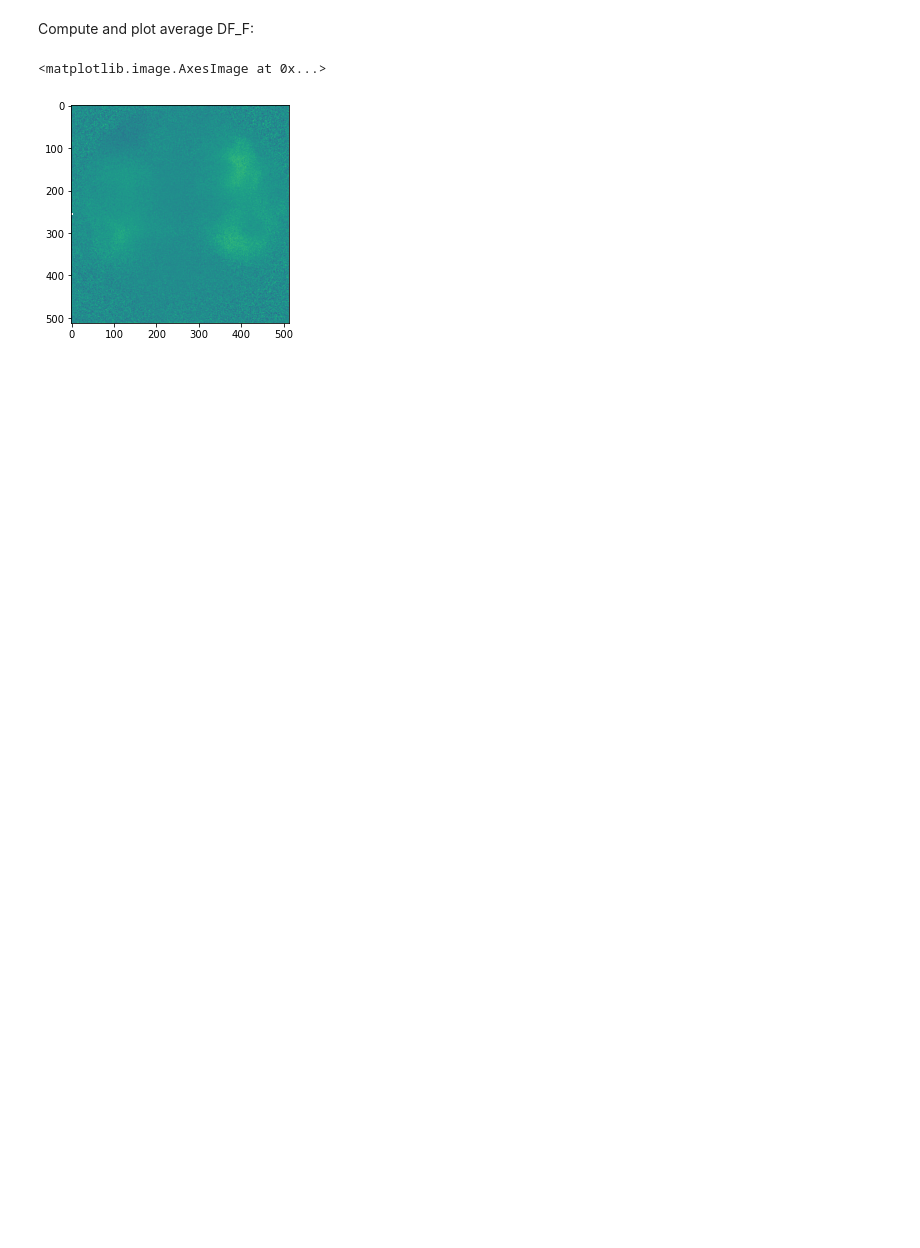
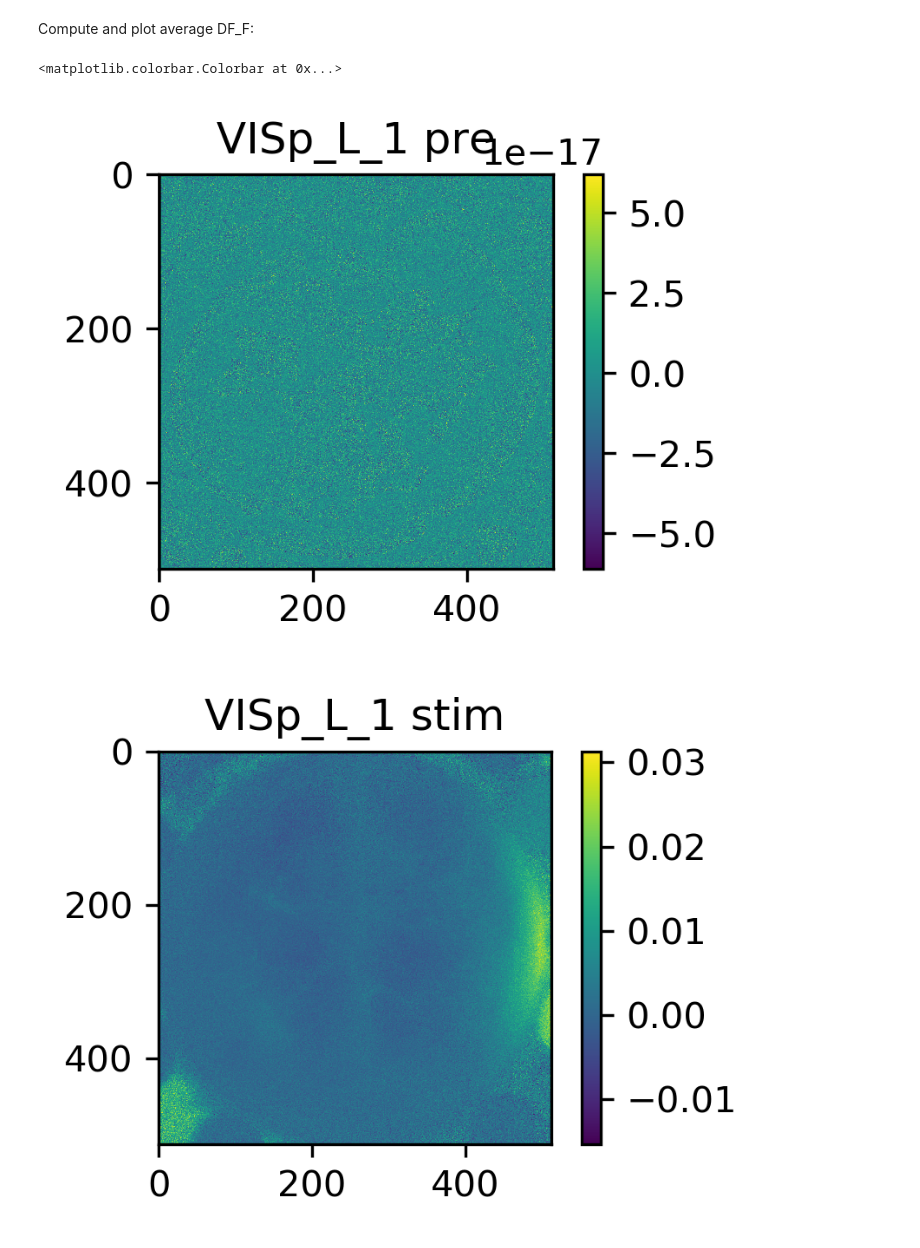
Before and after one commit to mattpanzeri/sensory_mapping, a Jupyter notebook: Scripts/compute_dff.ipynb, the cells around one changed output. Saved outputs shown, nothing was run; the diff lists cells and outputs as text; code cells hidden in the pictures; blank space fills up the shorter version.

```diff
--- a/Scripts/compute_dff.ipynb
+++ b/Scripts/compute_dff.ipynb
@@ -7,8 +7,8 @@ import cv2
 # %% [markdown]
 Put data paths here:
 # %%
-path_img = "W:/Neurophysiology-Storage1/Wahl/Matteo/07_12_2020/MRR/left_forelimb_1.tif"
-path_params = "W:/Neurophysiology-Storage1/Wahl/Matteo/07_12_2020/MRR/MRR_leftforelimb_Sensory_SensoryMapping1.json"
+path_img = "E:/matteo/2021_05_20/M10/VISp_L_1.tif"
+path_params = "E:/matteo/2021_05_20/M10/VISp_L_1.json"
 
 print("Loading data...")
 img_stack = tif.imread(path_img)
@@ -19,7 +22,7 @@ print("Done!")
 # %% [markdown]
 Extract frame timestamps:
 # %%
-data_sync = data_json["Synchronisation"]
+data_sync = np.array(data_json["Synchronisation"])
 t_sample = data_sync[:,0]   #change this to data_sync[:,0] when using data from sensory_mapping_v2.vi
 widefield = data_sync[:,1]  #change this to data_sync[:,1] when using data from sensory_mapping_v2.vi
 
@@ -56,7 +59,7 @@ number of frames in widefield: 2082 at 512x512 resolution
 Compute DF/F of imgages around stimuli onsets:
 # %%
 # determine stimulus type
-stim_type = data_json['Stimulus Type']
+stim_type = data_json['Stim Type']
 print("Stim type is %s." % stim_type)
 
 if stim_type == "Visual":
@@ -84,6 +87,6 @@ for i in range(len(stim_timestamps)):
     frame_onset = np.argwhere(frames_widefield>t_onset)[0][0]
     print("%i/%i, frame %i" % (i+1, len(stim_timestamps), frame_onset))
     before = img_stack[frame_onset-frames_pre:frame_onset,:,:]
-    F = np.mean(before, axis=0)
+    F = np.nanmean(before, axis=0)
     DF_F.append((img_stack[frame_onset-frames_pre:frame_onset+frames_stim+frames_post, :,:]-F)/F)
 # %% [output]
@@ -103,29 +111,33 @@ Compute and plot average DF_F:
 # %%
 stim_area = data_json["Stimulated brain region"]
 
 img_avg_pre = np.zeros((512,512), dtype=np.float64)
 img_avg_stim = np.zeros((512,512), dtype=np.float64)
 img_avg_post = np.zeros((512,512), dtype=np.float64)
 for i in range(len(DF_F)):
     img_avg_pre += np.mean(DF_F[i][:frames_pre, :, :], axis=0)
     img_avg_stim += np.mean(DF_F[i][frames_pre:frames_pre+frames_stim, :, :], axis=0)
     img_avg_post += np.mean(DF_F[i][frames_pre+frames_stim:frames_pre+frames_stim+frames_post, :, :], axis=0)
-img_avg = img_avg/len(DF_F)
+
+img_avg_pre = img_avg_pre/len(DF_F)
+img_avg_stim = img_avg_stim/len(DF_F)
+img_avg_post = img_avg_post/len(DF_F)
 
 plt.figure(figsize=(3, 2), dpi=300)
 plt.title("%s pre" % (stim_area))
 plt.imshow(img_avg_pre)
 plt.colorbar()
 
 plt.figure(figsize=(3, 2), dpi=300)
 plt.title("%s stim" % (stim_area))
 plt.imshow(img_avg_stim)
 plt.colorbar()
 
 plt.figure(figsize=(3, 2), dpi=300)
 plt.title("%s post" % (stim_area))
 plt.imshow(img_avg_post)
 plt.colorbar()
 # %% [output]
-<matplotlib.image.AxesImage at 0x...>
+<matplotlib.colorbar.Colorbar at 0x...>
-[figure, old version]
+[figure, new version]
+[figure, added]
```
Also changed, not shown: parts of 7 cells of this notebook.
